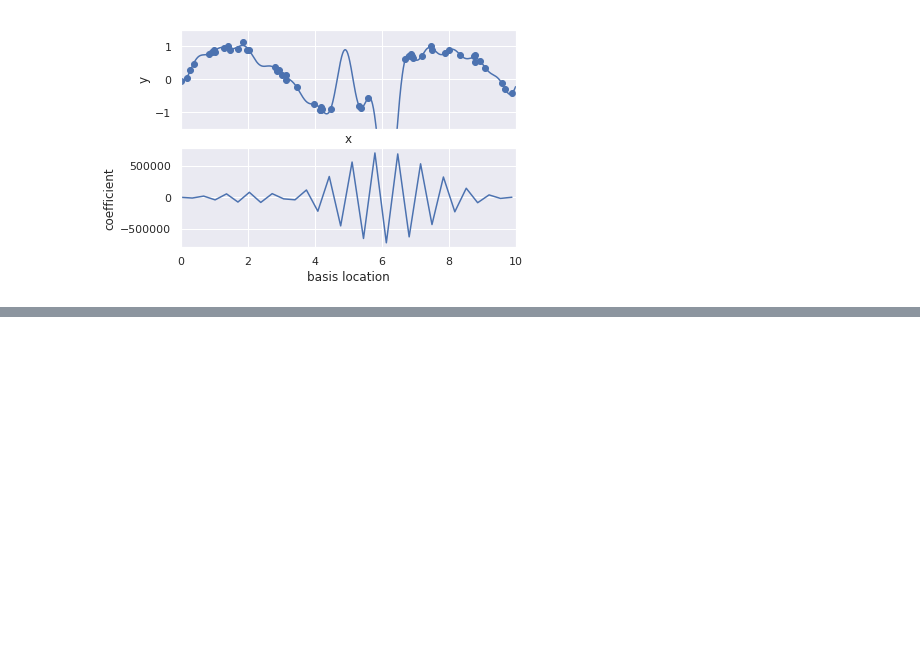
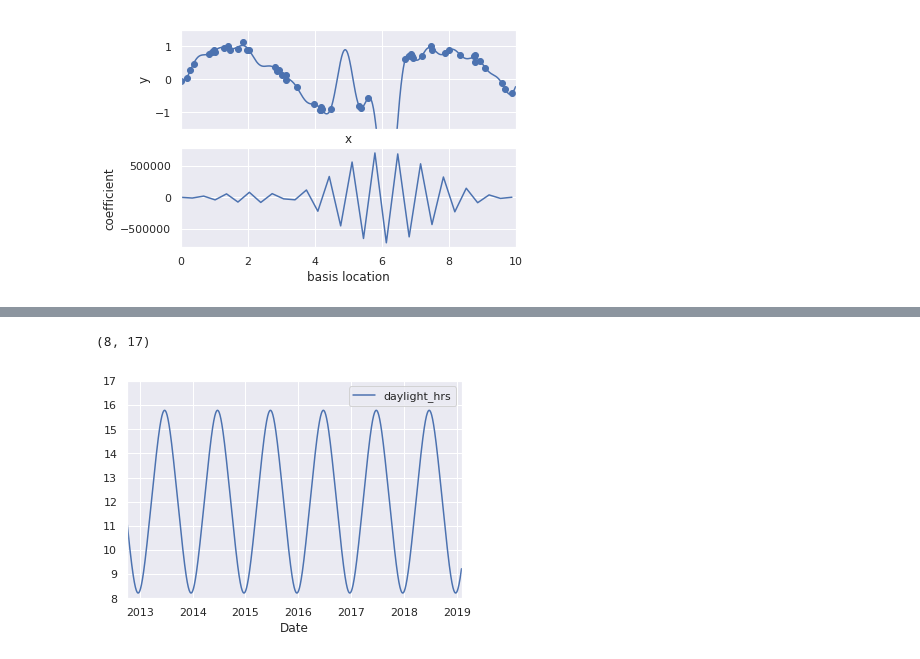
Before and after one commit to thimi0412/PythonDataScinence, a Jupyter notebook: scikit-lean-pra/linear_regression.ipynb, the cells around one changed output, grey strips where cells are left out. Saved outputs shown, nothing was run; the diff lists cells and outputs as text; code cells hidden in the pictures; blank space fills up the shorter version.

```diff
--- a/scikit-lean-pra/linear_regression.ipynb
+++ b/scikit-lean-pra/linear_regression.ipynb
@@ -155,0 +182,8 @@ basis_plot(model)
+# %%
+daily = counts.resample('d').sum()
+daily['Total'] = daily.sum(axis=1)
+daily = daily[['Total']]
+# %%
+days = ['Mon', 'Tue', 'Wed', 'Thu', 'Fri', 'Sat', 'Sun']
+for i in range(7):
+    daily[days[i]] = (daily.index.dayofweek == i).astype(float)
@@ -155,0 +192,20 @@ basis_plot(model)
+# %%
+cal = USFederalHolidayCalendar()
+holidays = cal.holidays('2012', '2016')
+daily = daily.join(pd.Series(1, index=holidays, name='holiday'))
+daily['holiday'].fillna(0, inplace=True)
+# %%
+def hours_of_daylight(date, axis=23.44, latitude=47.61):
+    '''Compute the hours of daylight for the given date
+    '''
+    days = (date - pd.datetime(2000, 12, 21)).days
+    m = (1. - np.tan(np.radians(latitude))
+         * np.tan(np.radians(axis) * np.cos(days * 2 * np.pi / 365.25)))
+    return 24. * np.degrees(np.arccos(1 - np.clip(m, 0, 2))) / 180.
+# %%
+daily['daylight_hrs'] = list(map(hours_of_daylight, daily.index))
+daily[['daylight_hrs']].plot()
+plt.ylim(8, 17)
+# %% [output]
+(8, 17)
+[figure, added]
```
Also changed, not shown: parts of 21 cells of this notebook.
